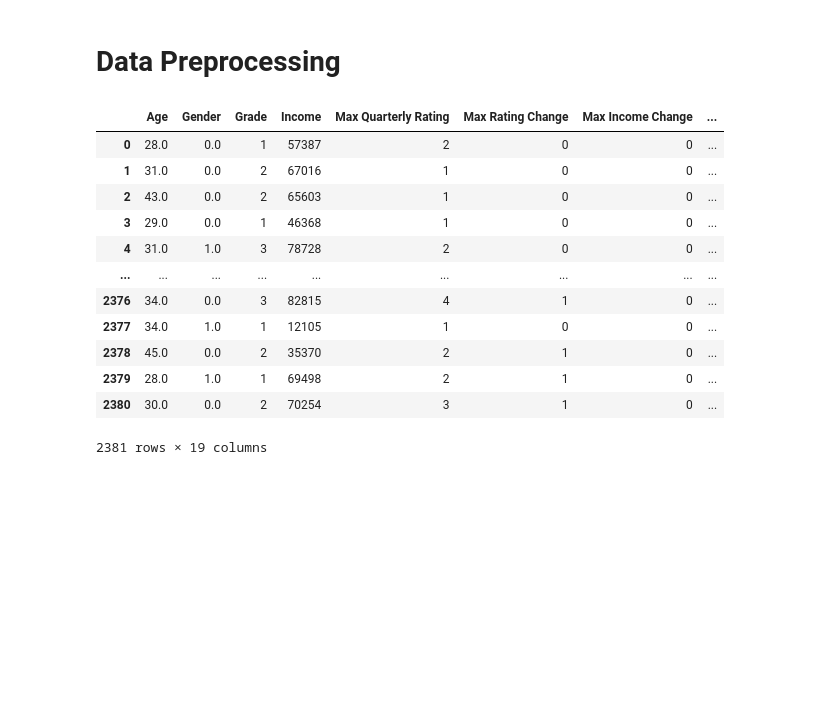
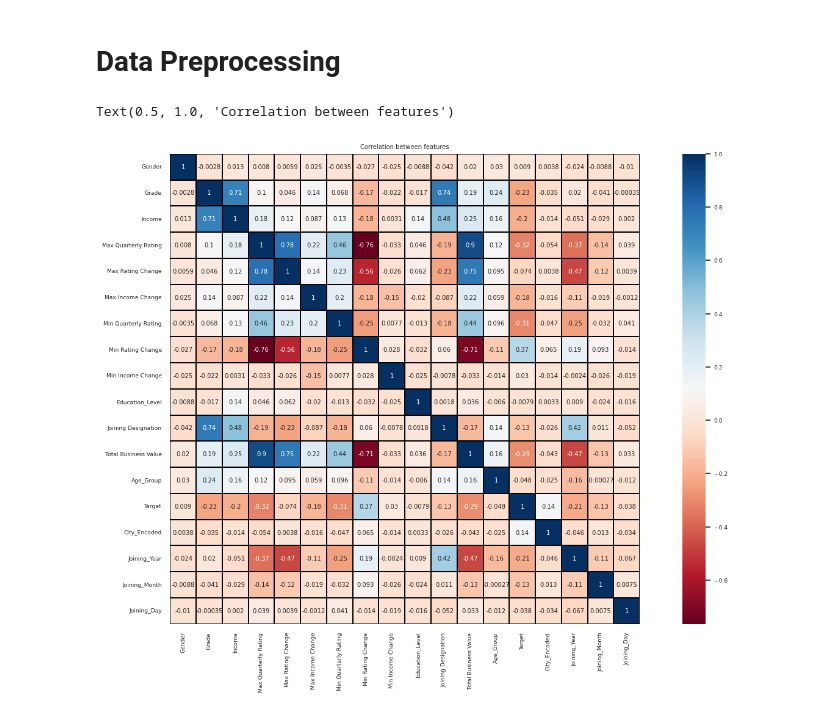
Before and after one commit to SanthoshKasam2104/ScalerCaseStudies, a Jupyter notebook: OLA_Ensemble_Learning_Santhosh_Kumar_Kasam.ipynb, the cells around one changed output. Saved outputs shown, nothing was run; the diff lists cells and outputs as text; code cells hidden in the pictures; blank space fills up the shorter version.

```diff
--- a/OLA_Ensemble_Learning_Santhosh_Kumar_Kasam.ipynb
+++ b/OLA_Ensemble_Learning_Santhosh_Kumar_Kasam.ipynb
@@ -531,20 +532,14 @@ df_driver_details.rename(columns = {'Target_x':'Target','Target_y':'City_Encoded
 df_driver_details['Joining_Year'] = df_driver_details['Dateofjoining'].dt.year
 df_driver_details['Joining_Month'] = df_driver_details['Dateofjoining'].dt.month
 df_driver_details['Joining_Day'] = df_driver_details['Dateofjoining'].dt.day
-df_driver_details.drop(['Dateofjoining'],axis = 1, inplace = True)
+df_driver_details.drop(['Dateofjoining','Age'],axis = 1, inplace = True)
-# %%
-df_driver_details
-# %% [output]
-|  | Age | Gender | Grade | Income | Max Quarterly Rating | Max Rating Change | Max Income Change | ... |
-| 0 | 28.0 | 0.0 | 1 | 57387 | 2 | 0 | 0 | ... |
-| 1 | 31.0 | 0.0 | 2 | 67016 | 1 | 0 | 0 | ... |
-| 2 | 43.0 | 0.0 | 2 | 65603 | 1 | 0 | 0 | ... |
-| 3 | 29.0 | 0.0 | 1 | 46368 | 1 | 0 | 0 | ... |
-| 4 | 31.0 | 1.0 | 3 | 78728 | 2 | 0 | 0 | ... |
-| ... | ... | ... | ... | ... | ... | ... | ... | ... |
-| 2376 | 34.0 | 0.0 | 3 | 82815 | 4 | 1 | 0 | ... |
-| 2377 | 34.0 | 1.0 | 1 | 12105 | 1 | 0 | 0 | ... |
-| 2378 | 45.0 | 0.0 | 2 | 35370 | 2 | 1 | 0 | ... |
-| 2379 | 28.0 | 1.0 | 1 | 69498 | 2 | 1 | 0 | ... |
-| 2380 | 30.0 | 0.0 | 2 | 70254 | 3 | 1 | 0 | ... |
-2381 rows × 19 columns
+# %%
+sns.set(font_scale=0.6)
+plt.figure(figsize=(18,10))
+correlation_values = df_driver_details.corr(method = 'spearman')
+sns.heatmap(correlation_values, linewidths=0.01, square=True,
+            annot=True, cmap="RdBu", linecolor="black")
+plt.title('Correlation between features')
+# %% [output]
+Text(0.5, 1.0, 'Correlation between features')
+[figure, added]
```
Also changed, not shown: parts of 6 cells of this notebook.
